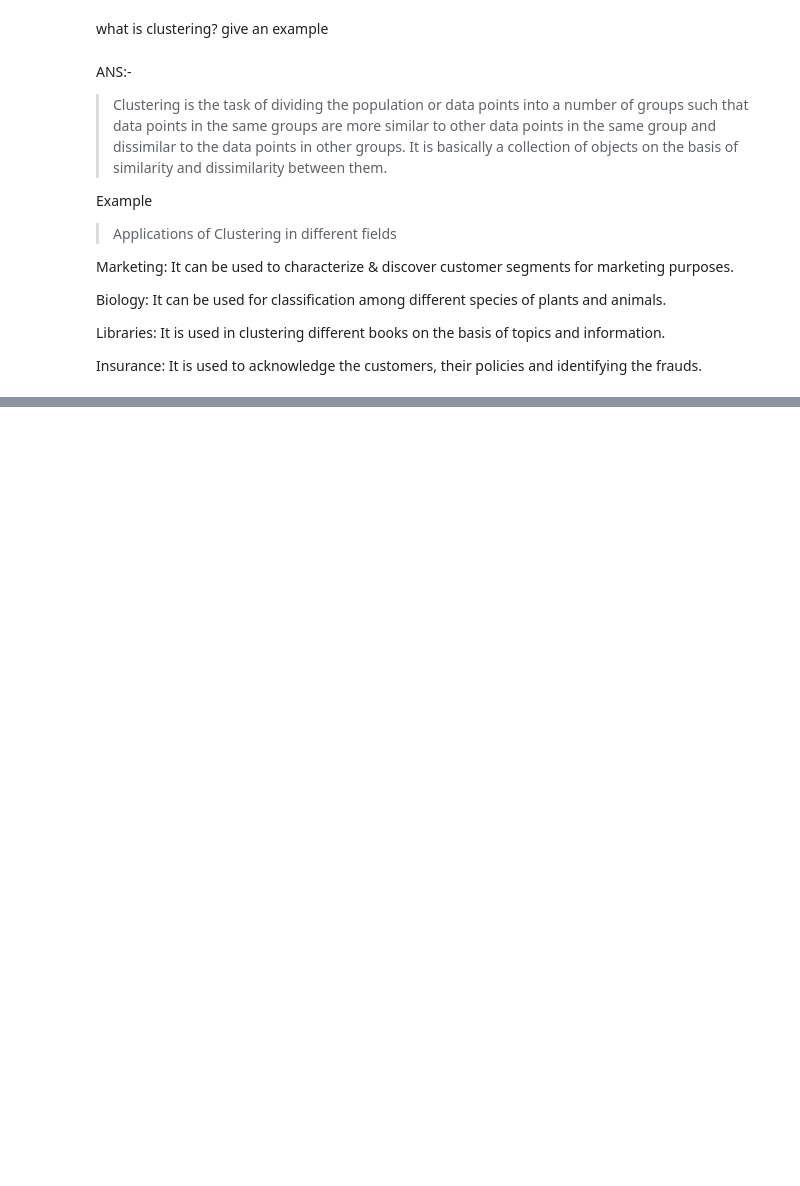
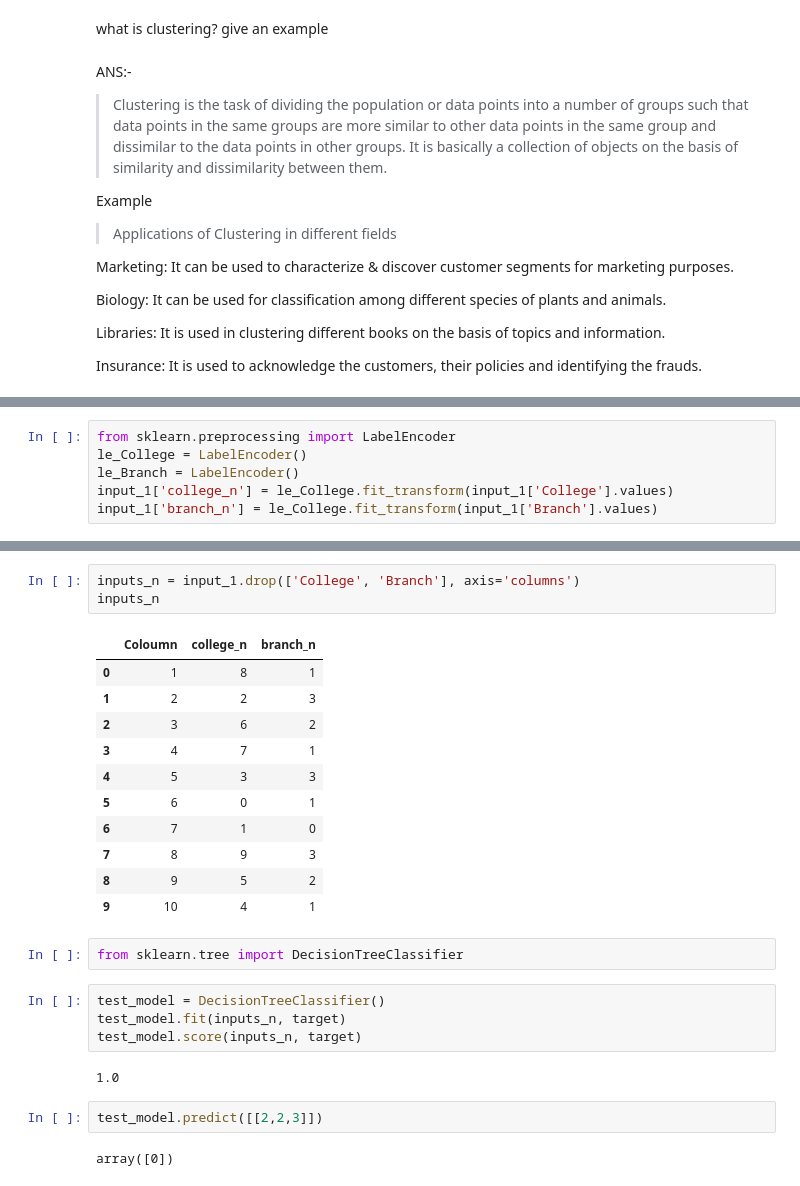
Before and after one commit to whythoSanskar/mlprojects, a Jupyter notebook: Internship.ipynb, the cells around one changed output, grey strips where cells are left out. Saved outputs shown, nothing was run; the diff lists cells and outputs as text; blank space fills up the shorter version.

```diff
--- a/Internship.ipynb
+++ b/Internship.ipynb
@@ -333,0 +396,6 @@ Insurance: It is used to acknowledge the customers, their policies and identifyi
+# %%
+from sklearn.preprocessing import LabelEncoder
+le_College = LabelEncoder()
+le_Branch = LabelEncoder()
+input_1['college_n'] = le_College.fit_transform(input_1['College'].values)
+input_1['branch_n'] = le_College.fit_transform(input_1['Branch'].values)
@@ -333,0 +411,27 @@ Insurance: It is used to acknowledge the customers, their policies and identifyi
+# %%
+inputs_n = input_1.drop(['College', 'Branch'], axis='columns')
+inputs_n
+# %% [output]
+|  | Coloumn | college_n | branch_n |
+| 0 | 1 | 8 | 1 |
+| 1 | 2 | 2 | 3 |
+| 2 | 3 | 6 | 2 |
+| 3 | 4 | 7 | 1 |
+| 4 | 5 | 3 | 3 |
+| 5 | 6 | 0 | 1 |
+| 6 | 7 | 1 | 0 |
+| 7 | 8 | 9 | 3 |
+| 8 | 9 | 5 | 2 |
+| 9 | 10 | 4 | 1 |
+# %%
+from sklearn.tree import DecisionTreeClassifier
+# %%
+test_model = DecisionTreeClassifier()
+test_model.fit(inputs_n, target)
+test_model.score(inputs_n, target)
+# %% [output]
+1.0
+# %%
+test_model.predict([[2,2,3]])
+# %% [output]
+array([0])
```
Also changed, not shown: parts of 11 cells of this notebook.
